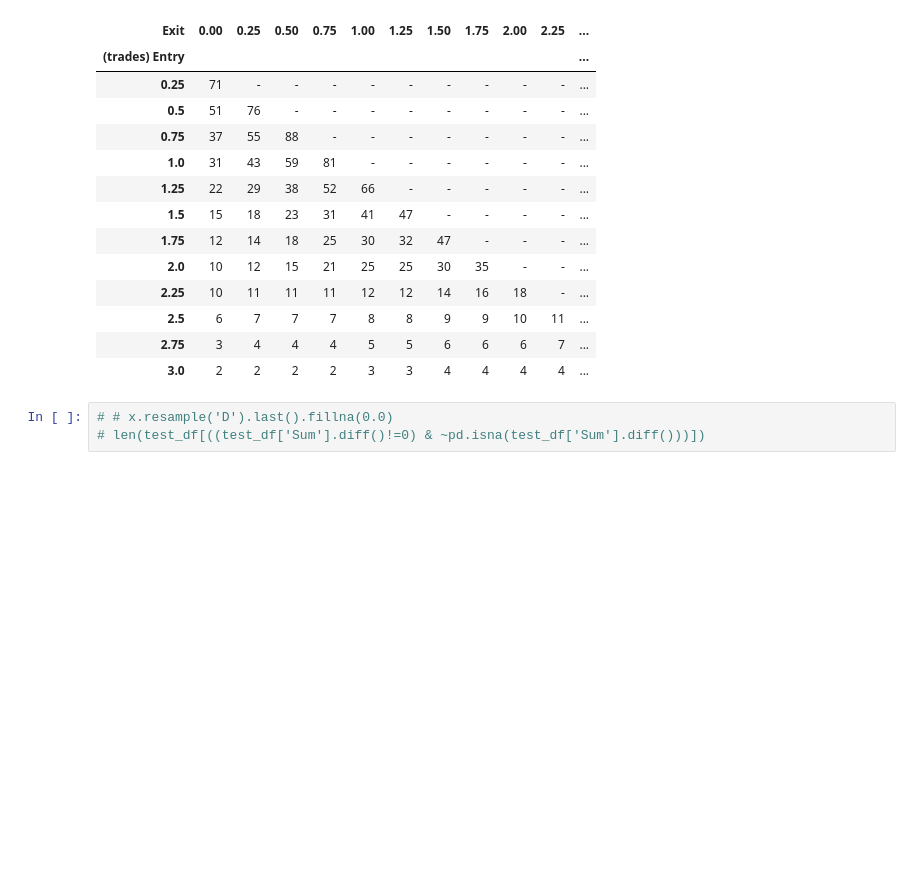
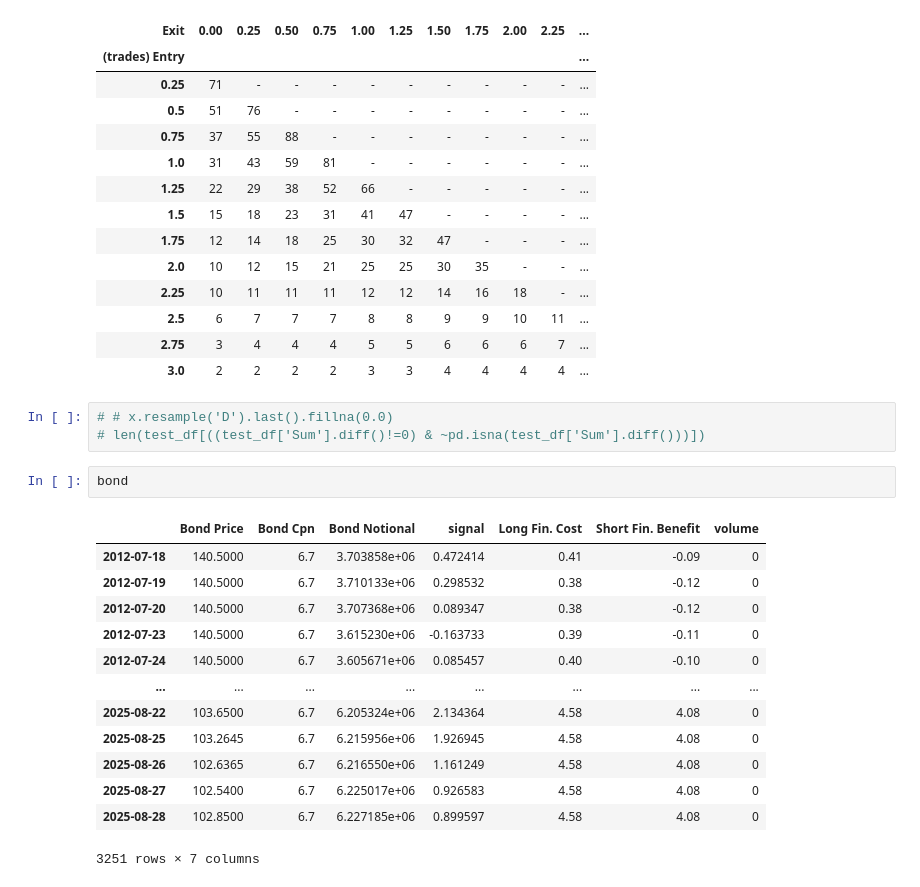
Before and after one commit to vasusharmaiiicm/58.-EM-Basis-Backtest, a Jupyter notebook: Final.ipynb, the cells around one changed output. Drawn from its saved outputs; the diff is of its cells as text; blank space fills up the shorter version.

```diff
--- a/Final.ipynb
+++ b/Final.ipynb
@@ -1311,3 +1311,19 @@ for fld in flds:
 # %%
 # # x.resample('D').last().fillna(0.0)
 # len(test_df[((test_df['Sum'].diff()!=0) & ~pd.isna(test_df['Sum'].diff()))])
+# %%
+bond
+# %% [output]
+|  | Bond Price | Bond Cpn | Bond Notional | signal | Long Fin. Cost | Short Fin. Benefit | volume |
+| 2012-07-18 | 140.5000 | 6.7 | 3.703858e+06 | 0.472414 | 0.41 | -0.09 | 0 |
+| 2012-07-19 | 140.5000 | 6.7 | 3.710133e+06 | 0.298532 | 0.38 | -0.12 | 0 |
+| 2012-07-20 | 140.5000 | 6.7 | 3.707368e+06 | 0.089347 | 0.38 | -0.12 | 0 |
+| 2012-07-23 | 140.5000 | 6.7 | 3.615230e+06 | -0.163733 | 0.39 | -0.11 | 0 |
+| 2012-07-24 | 140.5000 | 6.7 | 3.605671e+06 | 0.085457 | 0.40 | -0.10 | 0 |
+| ... | ... | ... | ... | ... | ... | ... | ... |
+| 2025-08-22 | 103.6500 | 6.7 | 6.205324e+06 | 2.134364 | 4.58 | 4.08 | 0 |
+| 2025-08-25 | 103.2645 | 6.7 | 6.215956e+06 | 1.926945 | 4.58 | 4.08 | 0 |
+| 2025-08-26 | 102.6365 | 6.7 | 6.216550e+06 | 1.161249 | 4.58 | 4.08 | 0 |
+| 2025-08-27 | 102.5400 | 6.7 | 6.225017e+06 | 0.926583 | 4.58 | 4.08 | 0 |
+| 2025-08-28 | 102.8500 | 6.7 | 6.227185e+06 | 0.899597 | 4.58 | 4.08 | 0 |
+3251 rows × 7 columns
```
